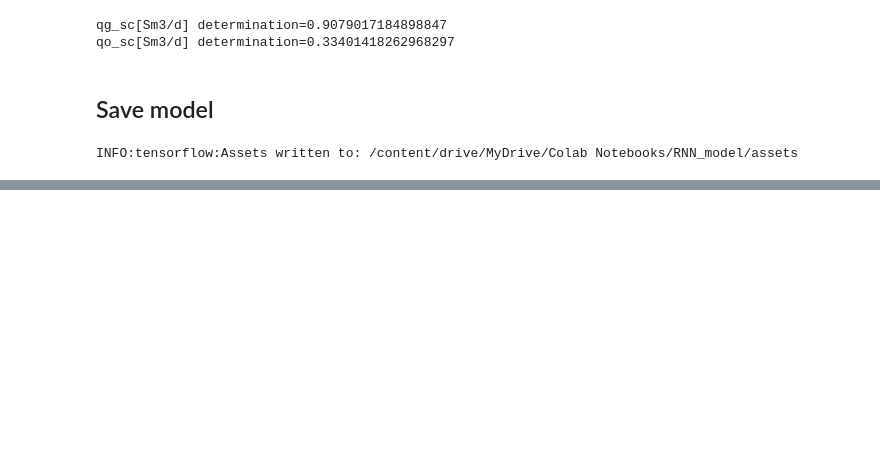
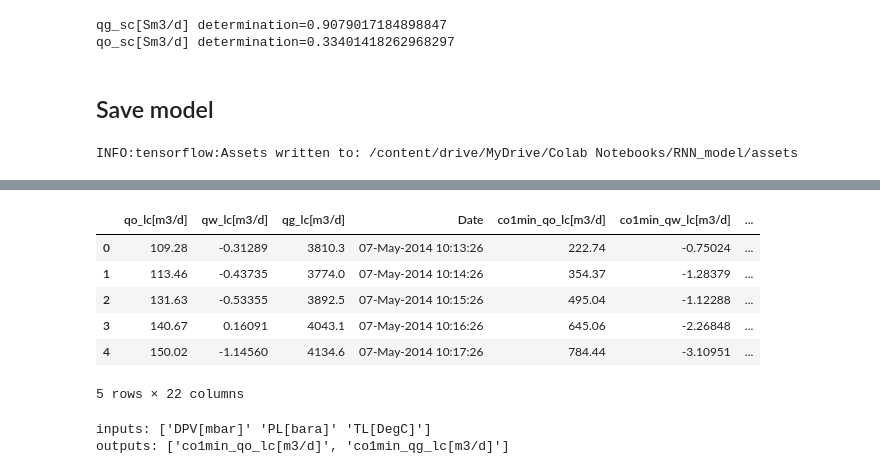
Before and after one commit to myPar/NSU_Practice, a Jupyter notebook: baseline/RNNbaseline.ipynb, the cells around one changed output, grey strips where cells are left out. Saved outputs shown, nothing was run; the diff lists cells and outputs as text; code cells hidden in the pictures; blank space fills up the shorter version.

```diff
--- a/baseline/RNNbaseline.ipynb
+++ b/baseline/RNNbaseline.ipynb
@@ -623,0 +647,21 @@ INFO:tensorflow:Assets written to: /content/drive/MyDrive/Colab Notebooks/RNN_mo
+# %%
+df2 = pd.read_excel(file_path, sheet_name=1)
+df2.head()
+# %% [output]
+|  | qo_lc[m3/d] | qw_lc[m3/d] | qg_lc[m3/d] | Date | co1min_qo_lc[m3/d] | co1min_qw_lc[m3/d] | ... |
+| 0 | 109.28 | -0.31289 | 3810.3 | 07-May-2014 10:13:26 | 222.74 | -0.75024 | ... |
+| 1 | 113.46 | -0.43735 | 3774.0 | 07-May-2014 10:14:26 | 354.37 | -1.28379 | ... |
+| 2 | 131.63 | -0.53355 | 3892.5 | 07-May-2014 10:15:26 | 495.04 | -1.12288 | ... |
+| 3 | 140.67 | 0.16091 | 4043.1 | 07-May-2014 10:16:26 | 645.06 | -2.26848 | ... |
+| 4 | 150.02 | -1.14560 | 4134.6 | 07-May-2014 10:17:26 | 784.44 | -3.10951 | ... |
+5 rows × 22 columns
+# %%
+selected_rows = ['co1min_qo_lc[m3/d]', 'co1min_qg_lc[m3/d]', 'DPV[mbar]', 'PL[bara]', 'TL[DegC]']
+outputs = ['co1min_qo_lc[m3/d]', 'co1min_qg_lc[m3/d]']
+inputs = np.setdiff1d(selected_rows, outputs)
+
+print("inputs: " + str(inputs))
+print("outputs: " + str(outputs))
+# %% [output]
+inputs: ['DPV[mbar]' 'PL[bara]' 'TL[DegC]']
+outputs: ['co1min_qo_lc[m3/d]', 'co1min_qg_lc[m3/d]']
```
Also changed, not shown: parts of 6 cells of this notebook.
